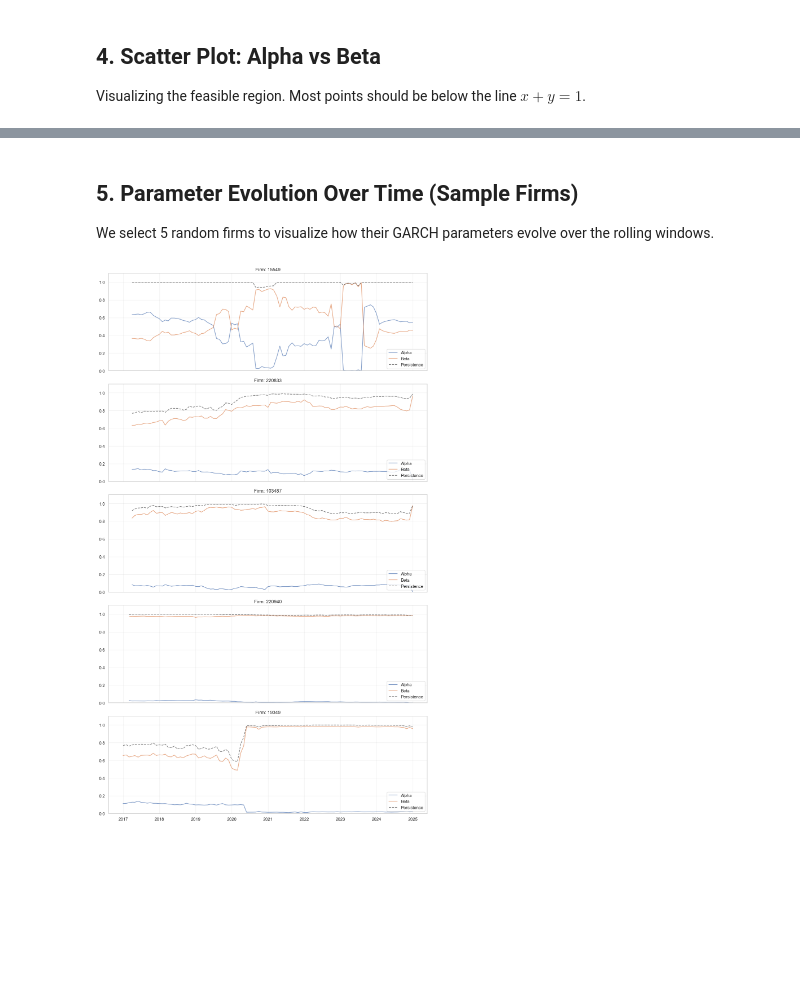
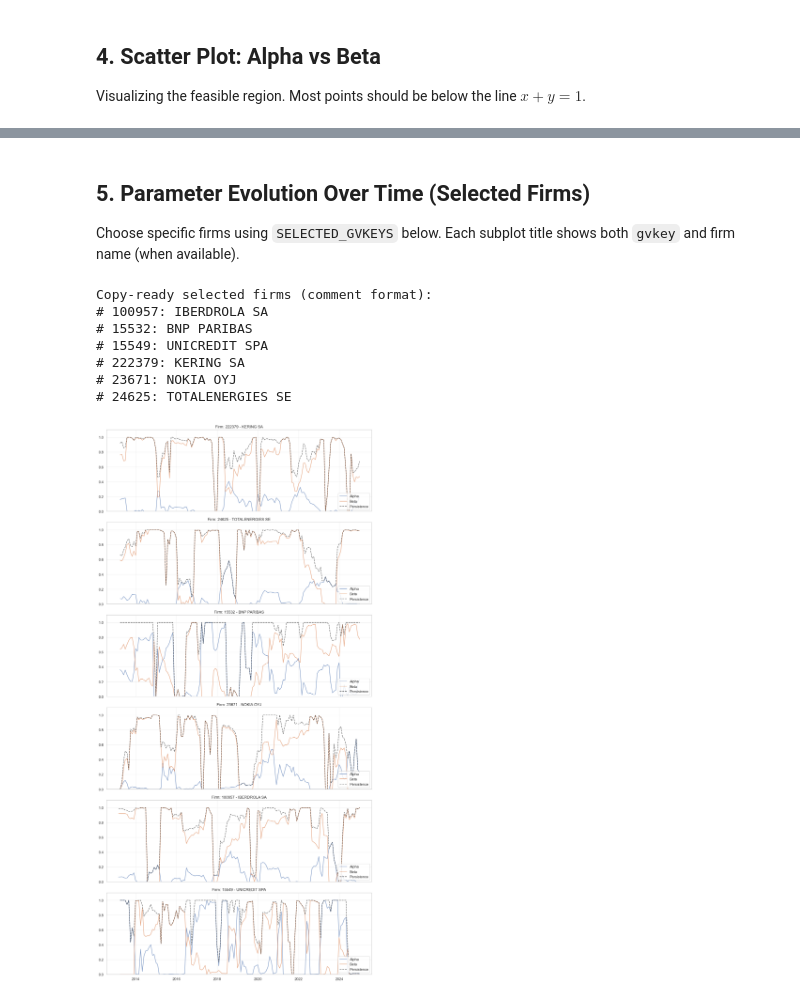
Before and after one commit to ChaseW3/Seminar-QF, a Jupyter notebook: Seminar QF/notebooks/garch_parameter_analysis.ipynb, the cells around one changed output, grey strips where cells are left out. Drawn from its saved outputs; the diff is of its cells as text; code cells hidden in the pictures; blank space fills up the shorter version.

Commit message:
GARCH parameter analysis

```diff
--- a/Seminar QF/notebooks/garch_parameter_analysis.ipynb
+++ b/Seminar QF/notebooks/garch_parameter_analysis.ipynb
@@ -115,26 +169,63 @@ plt.show()
 # %% [markdown]
-## 5. Parameter Evolution Over Time (Sample Firms)
-We select 5 random firms to visualize how their GARCH parameters evolve over the rolling windows.
+## 5. Parameter Evolution Over Time (Selected Firms)
+Choose specific firms using `SELECTED_GVKEYS` below. Each subplot title shows both `gvkey` and firm name (when available).
 # %%
-sample_firms = np.random.choice(df['gvkey'].unique(), 5, replace=False)
+# Optional: manually choose firms to plot (paste gvkeys here)
+SELECTED_GVKEYS = [
+    222379, 24625, 15532, 23671, 100957, 15549
+]
 
-fig, axes = plt.subplots(len(sample_firms), 1, figsize=(12, 4*len(sample_firms)), sharex=True)
+N_RANDOM_FIRMS = 5
+df['gvkey_str'] = df['gvkey'].astype(str)
+available_gvkeys = np.sort(df['gvkey_str'].dropna().unique())
+selected_gvkeys_str = [str(g) for g in SELECTED_GVKEYS]
 
-if len(sample_firms) == 1: axes = [axes]
+if len(selected_gvkeys_str) > 0:
+    sample_firms = np.array([g for g in selected_gvkeys_str if g in set(available_gvkeys)])
+    missing = sorted(set(selected_gvkeys_str) - set(sample_firms))
+    if missing:
+        print(f"⚠️ These gvkeys were not found and were skipped: {missing}")
+else:
+    sample_firms = np.random.choice(available_gvkeys, min(N_RANDOM_FIRMS, len(available_gvkeys)), replace=False)
+
+selected_firm_table = (
+    df[df['gvkey_str'].isin(sample_firms)][['gvkey_str', 'firm_name']]
+    .drop_duplicates()
+    .sort_values('gvkey_str')
+    .reset_index(drop=True)
+)
+
+print("Copy-ready selected firms (comment format):")
+for _, row in selected_firm_table.iterrows():
+    firm_name = row['firm_name'] if pd.notna(row['firm_name']) else 'Unknown Name'
+    print(f"# {row['gvkey_str']}: {firm_name}")
+
+fig, axes = plt.subplots(len(sample_firms), 1, figsize=(12, 4 * len(sample_firms)), sharex=True)
+
+if len(sample_firms) == 1:
+    axes = [axes]
 
 for ax, gvkey in zip(axes, sample_firms):
-    firm_data = df[df['gvkey'] == gvkey].sort_values('date')
+    firm_data = df[df['gvkey_str'] == gvkey].sort_values('date')
+    firm_name = firm_data['firm_name'].dropna().iloc[0] if firm_data['firm_name'].notna().any() else 'Unknown Name'
 
     ax.plot(firm_data['date'], firm_data['alpha'], label='Alpha', alpha=0.7)
     ax.plot(firm_data['date'], firm_data['beta'], label='Beta', alpha=0.7)
-    ax.plot(firm_data['date'], firm_data['persistence'], label='Persistence', linestyle='--', color='black', alpha=0.5)
+    ax.plot(firm_data['date'], firm_data['persistence'], label='Persistence', linestyle='--', color='black', alpha=0.6)
 
-    ax.set_title(f"Firm: {gvkey}")
+    ax.set_title(f"Firm: {gvkey} - {firm_name}")
     ax.set_ylim(0, 1.1)
     ax.legend(loc='lower right')
     ax.grid(True, alpha=0.3)
 
 plt.tight_layout()
 plt.show()
 # %% [output]
+Copy-ready selected firms (comment format):
+# 100957: IBERDROLA SA
+# 15532: BNP PARIBAS
+# 15549: UNICREDIT SPA
+# 222379: KERING SA
+# 23671: NOKIA OYJ
+# 24625: TOTALENERGIES SE
-[figure, old version]
+[figure, new version]
```
Also changed, not shown: parts of 13 cells of this notebook.
